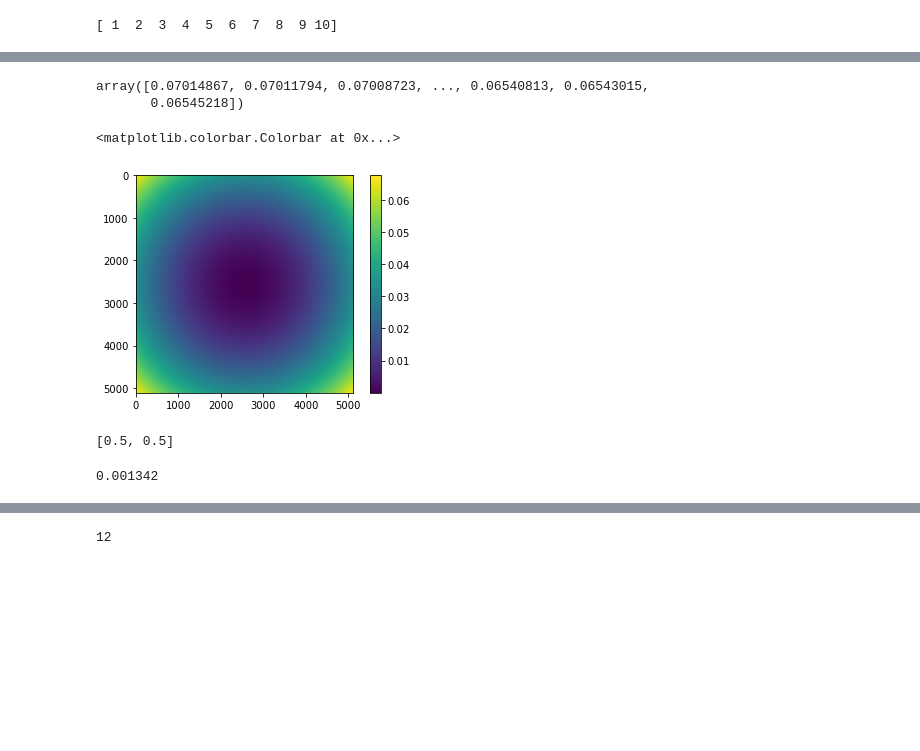
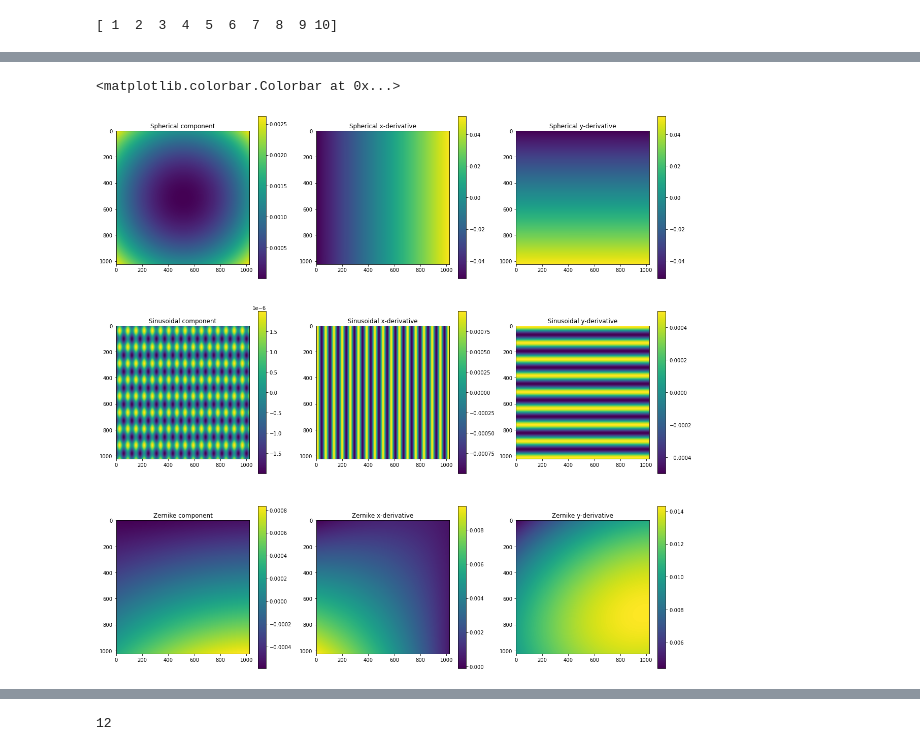
Before and after one commit to antipa/optics, a Jupyter notebook: huygens_PSF.ipynb, the cells around one changed output, grey strips where cells are left out. Cells and saved outputs as stored; diff of their text form; code cells hidden in the pictures; blank space fills up the shorter version.

```diff
--- a/huygens_PSF.ipynb
+++ b/huygens_PSF.ipynb
@@ -172,26 +201,55 @@ array([[-0.2556    , -0.25549998, -0.25539996, ...,  0.25539996,
-# %%
-W[0]
-# %% [output]
-array([0.07014867, 0.07011794, 0.07008723, ..., 0.06540813, 0.06543015,
-       0.06545218])
-# %%
-W = genW2(zlist, zco, rhomax)
-pupil['W_aber'] = W[0]
-pupil['fx_aber'] = W[1]
-pupil['fy_aber'] = W[2]
-plt.figure()
-plt.imshow(W_sph[0](Rx,Ry))
-plt.colorbar()
-# %% [output]
-<matplotlib.colorbar.Colorbar at 0x...>
-[figure, removed]
-# %%
-pupil['ca']
-# %% [output]
-[0.5, 0.5]
-# %%
-res = 1.22*lam*pupil['efl']/pupil['ca'][0]
-print(res)
-# %% [output]
-0.001342
+# %%
+W = genW2(zlist, zco, rhomax)
+pupil['W_aber'] = W[0]
+pupil['fx_aber'] = W[1]
+pupil['fy_aber'] = W[2]
+
+plt.figure(figsize=(20,20))
+plt.subplot(3,3,1)
+plt.imshow(pupil['W_sph'](Rx,Ry))
+plt.title('Spherical component')
+plt.colorbar()
+
+plt.subplot(3,3,2)
+plt.imshow(pupil['fx_sph'](Rx,Ry))
+plt.title('Spherical x-derivative')
+plt.colorbar()
+
+plt.subplot(3,3,3)
+plt.imshow(pupil['fy_sph'](Rx,Ry))
+plt.title('Spherical y-derivative')
+plt.colorbar()
+
+plt.subplot(3,3,4)
+plt.imshow(pupil['W_sin'](Rx,Ry))
+plt.title('Sinusoidal component')
+plt.colorbar()
+
+plt.subplot(3,3,5)
+plt.imshow(pupil['fx_sin'](Rx,Ry))
+plt.title('Sinusoidal x-derivative')
+plt.colorbar()
+
+plt.subplot(3,3,6)
+plt.imshow(pupil['fy_sin'](Rx,Ry))
+plt.title('Sinusoidal y-derivative')
+plt.colorbar()
+
+plt.subplot(3,3,7)
+plt.imshow(pupil['W_aber'](Rx,Ry))
+plt.title('Zernike component')
+plt.colorbar()
+
+plt.subplot(3,3,8)
+plt.imshow(pupil['fx_aber'](Rx,Ry))
+plt.title('Zernike x-derivative')
+plt.colorbar()
+
+plt.subplot(3,3,9)
+plt.imshow(pupil['fy_aber'](Rx,Ry))
+plt.title('Zernike y-derivative')
+plt.colorbar()
+# %% [output]
+<matplotlib.colorbar.Colorbar at 0x...>
+[figure, added]
 # %%
```
Also changed, not shown: parts of 21 cells of this notebook.
